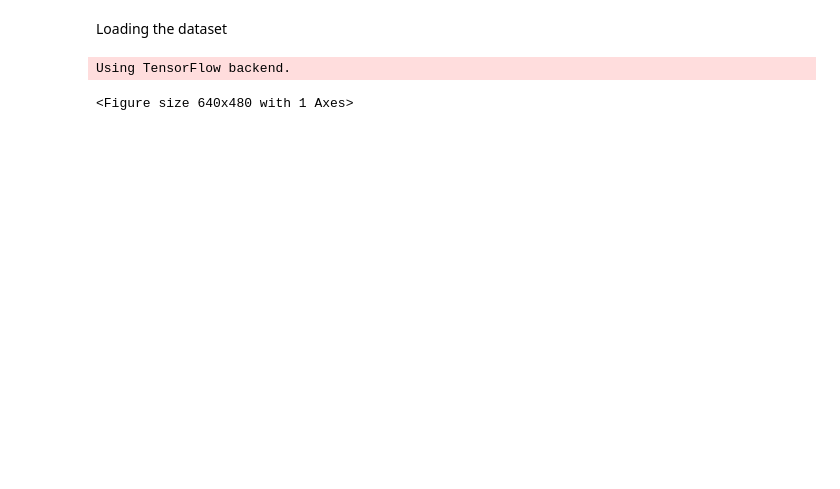
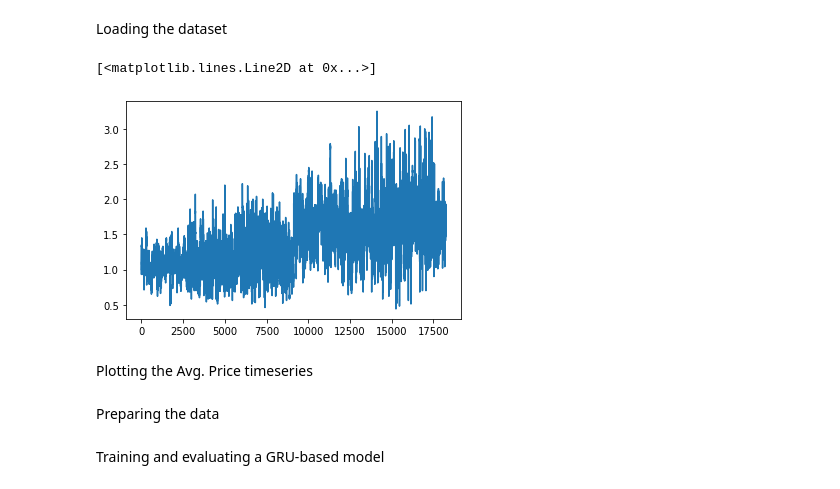
Before and after one commit to lauracarpaciu/Avocado-Prices, a Jupyter notebook: Avocado.ipynb, the cells around one changed output. Cells and saved outputs as stored; diff of their text form; code cells hidden in the pictures; blank space fills up the shorter version.

```diff
--- a/Avocado.ipynb
+++ b/Avocado.ipynb
@@ -3,40 +3,33 @@ Loading the dataset
 # %%
 import os
 from keras.models import Sequential
 from sklearn.preprocessing import MinMaxScaler
 from tensorflow.python import keras
 from keras.preprocessing.sequence import TimeseriesGenerator
 from keras.models import Sequential
 from keras.layers import Dense
 from keras.layers import LSTM
 from sklearn.preprocessing import MinMaxScaler
 from sklearn.metrics import mean_squared_error
 import numpy as np
 from pandas import read_csv
 import pandas as pd
 import matplotlib.pyplot as plt
 
 dataset = pd.read_csv('C:\\Users\\Mirela\\PycharmProjects\\Avocado\\avocado.csv',
-                      usecols=[2]).values.astype('float32')
+                      usecols=[2]).values.astype('float64')
 
 
-def delta_time_series(data):
-    return data[1:] - data[:-1]
+from matplotlib import pyplot as plt
 
-dataset = delta_time_series(dataset)
+avg_price = dataset[:, 0]
 
-dataset.shape
-
-
-def plot_delta(data):
-    plt.plot(delta_time_series(data))
-    plt.ylabel('Avg. Price')
-    plt.show()
-
-plot_delta(dataset)
+plt.plot(range(len(avg_price)), avg_price)
 # %% [output]
-Using TensorFlow backend.
+[<matplotlib.lines.Line2D at 0x...>]
-<Figure size 640x480 with 1 Axes>
+[figure, added]
+# %% [markdown]
+Plotting the Avg. Price timeseries
 # %%
 # Helper function to get y as a numpy array from the TimeseriesGenerator
 def get_y_from_generator(gen):
@@ -60 +49,3 @@ dataset = scaler.fit_transform(dataset)
+# %% [markdown]
+Preparing the data
 # %%
@@ -80,6 +75,8 @@ test_data_gen = TimeseriesGenerator(test, test,
 
 val_steps = (13000 - 12001 - lookback)
 test_steps = (len(dataset) - 13001 - lookback)
+# %% [markdown]
+Training and evaluating a GRU-based model
 # %%
 from keras.models import Sequential
 from keras import layers
```
Also changed, not shown: parts of 15 cells of this notebook.
